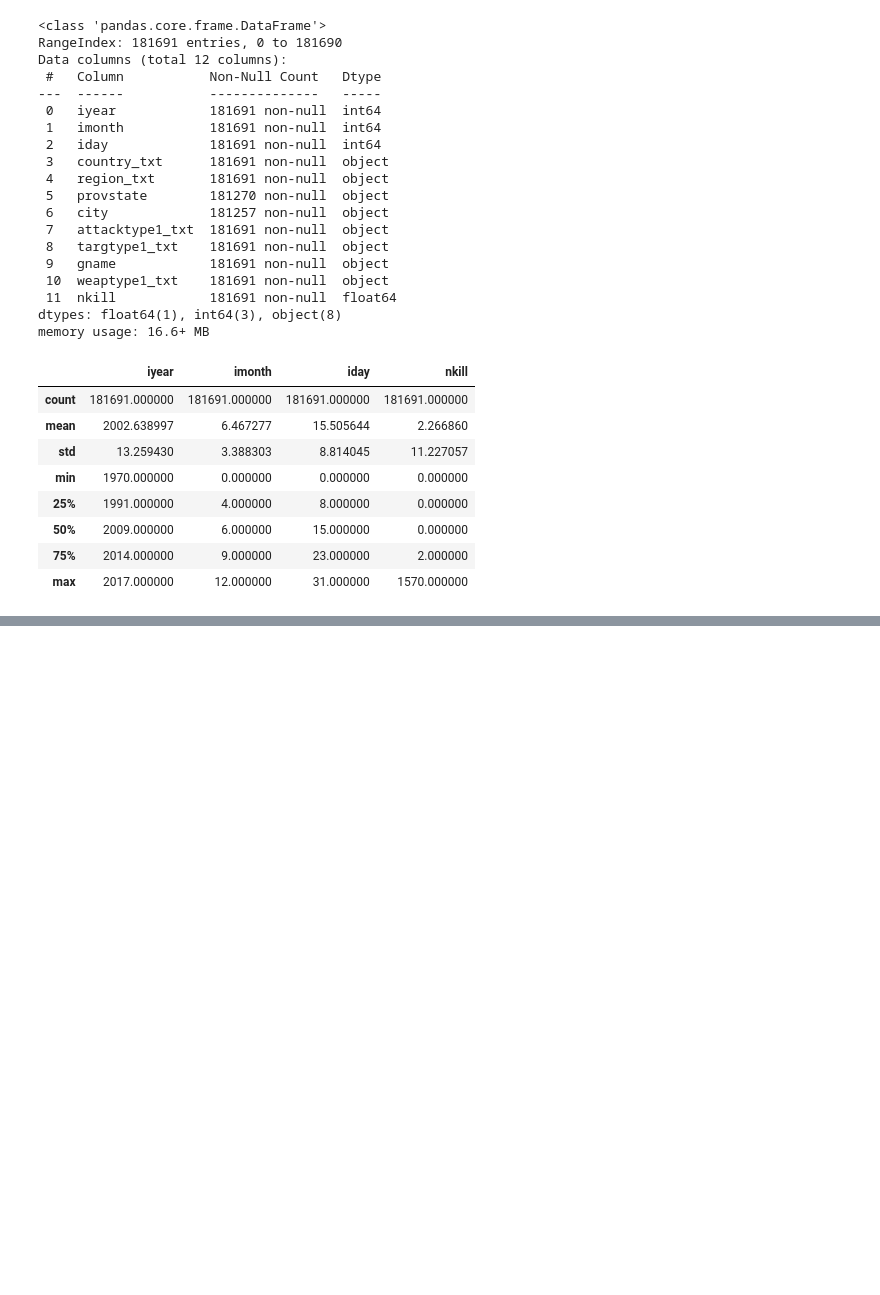
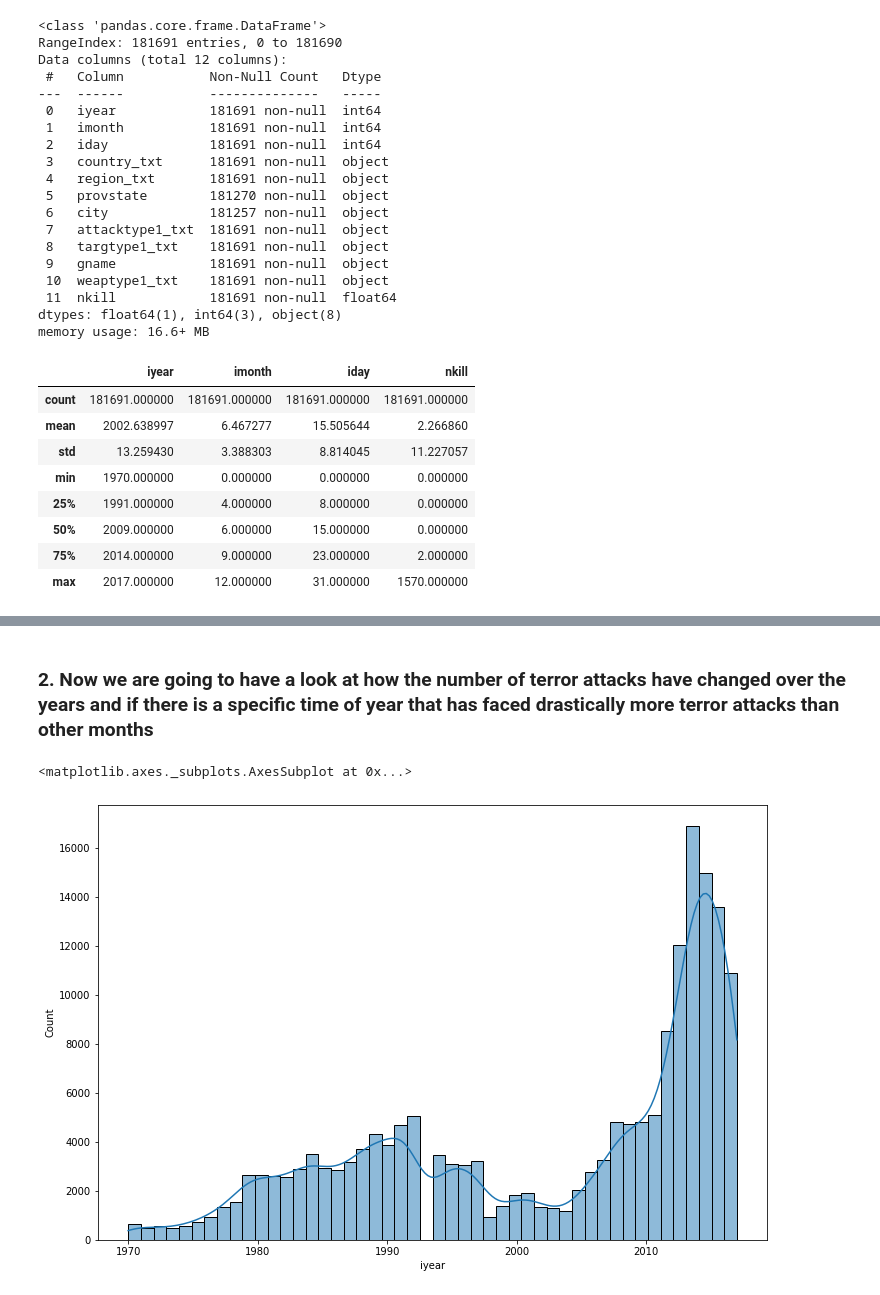
Before and after one commit to coder-harshil/global-terrorism-analysis, a Jupyter notebook: Capstone_Project_EDA_Global_Terrorism_Analysis.ipynb, the cells around one changed output, grey strips where cells are left out. Cells and saved outputs as stored; diff of their text form; code cells hidden in the pictures; blank space fills up the shorter version.

```diff
--- a/Capstone_Project_EDA_Global_Terrorism_Analysis.ipynb
+++ b/Capstone_Project_EDA_Global_Terrorism_Analysis.ipynb
@@ -133,0 +184,10 @@ terror_df.to_excel("/content/drive/MyDrive/AlmaBetter/Capstone Project - EDA/ter
+# %% [markdown]
+### **2. Now we are going to have a look at how the number of terror attacks have changed over the years and if there is a specific time of year that has faced drastically more terror attacks than other months**
+# %%
+#Has terrorism seen a sharp rise or fall in the recent years?
+
+fig = plt.figure(figsize =(12,8))
+sns.histplot(terror_df, x = 'iyear', bins = 48, kde = True)
+# %% [output]
+<matplotlib.axes._subplots.AxesSubplot at 0x...>
+[figure, added]
```
Also changed, not shown: parts of 8 cells of this notebook.
